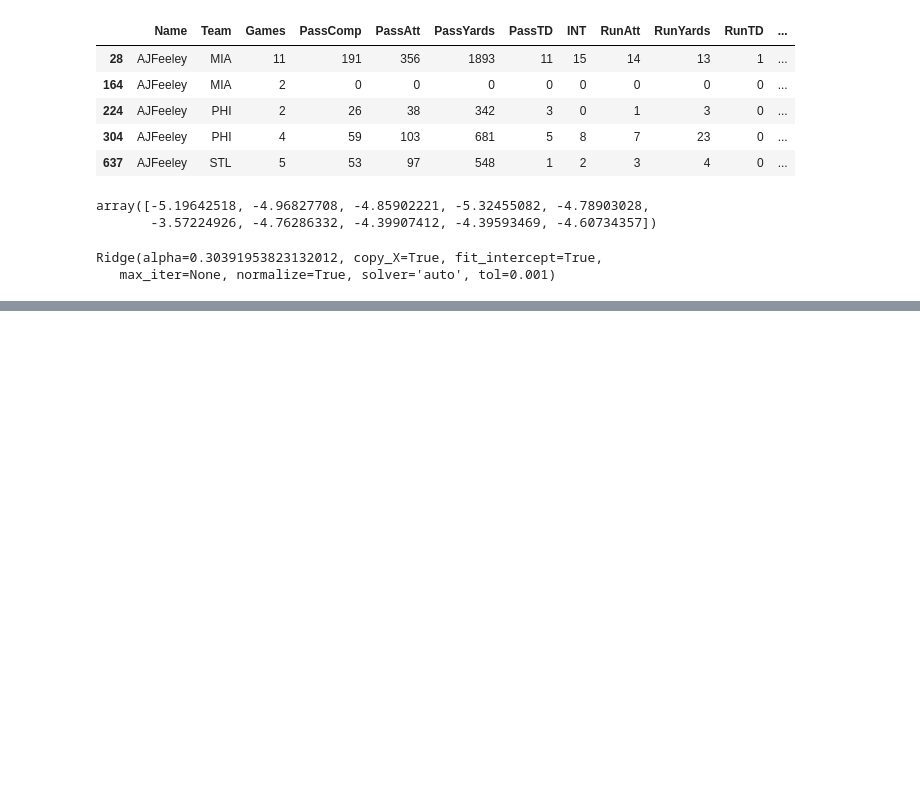
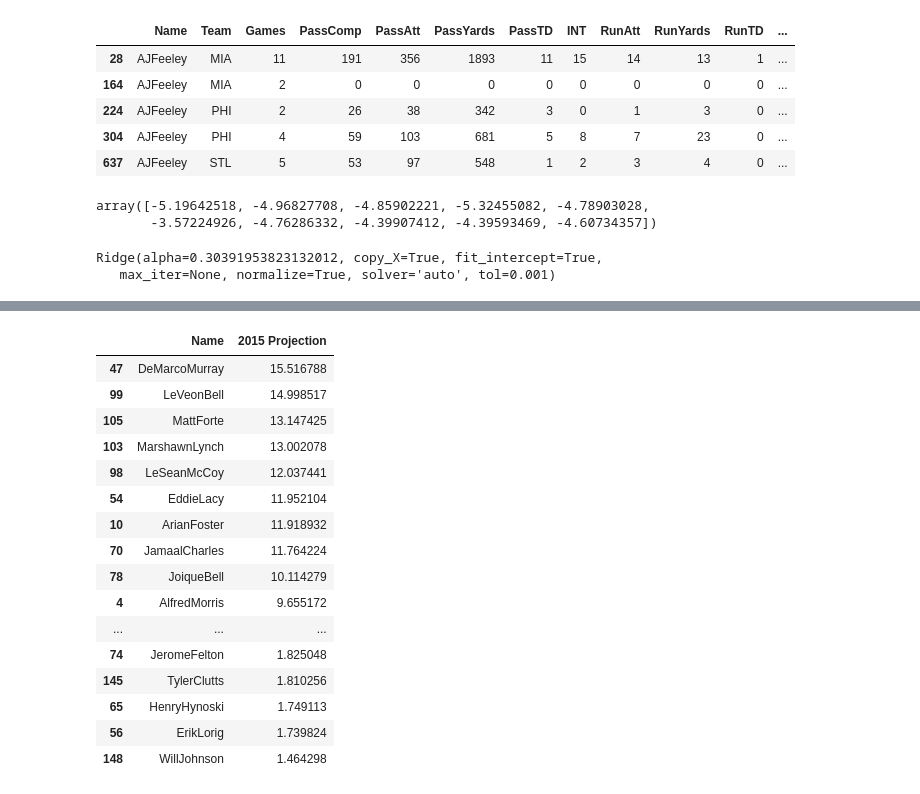
Before and after one commit to keithdlandry/player_stats, a Jupyter notebook: scripts/all_projections.ipynb, the cells around one changed output, grey strips where cells are left out. Saved outputs shown, nothing was run; the diff lists cells and outputs as text; code cells hidden in the pictures; blank space fills up the shorter version.

```diff
--- a/scripts/all_projections.ipynb
+++ b/scripts/all_projections.ipynb
@@ -80,3 +62,6 @@ te_model = training_data.train_player_model(te_train_df)
 # %%
 #projections for 2015
 qb_most_rec = training_data.data_for_projection(qb_total_df, season=2015)
+rb_most_rec = training_data.data_for_projection(rb_total_df, season=2015)
+wr_most_rec = training_data.data_for_projection(wr_total_df, season=2015)
+te_most_rec = training_data.data_for_projection(te_total_df, season=2015)
@@ -102,0 +93,20 @@ qb_proj = training_data.ff qb_most_rec
+# %%
+rb_proj
+# %% [output]
+|  | Name | 2015 Projection |
+| 47 | DeMarcoMurray | 15.516788 |
+| 99 | LeVeonBell | 14.998517 |
+| 105 | MattForte | 13.147425 |
+| 103 | MarshawnLynch | 13.002078 |
+| 98 | LeSeanMcCoy | 12.037441 |
+| 54 | EddieLacy | 11.952104 |
+| 10 | ArianFoster | 11.918932 |
+| 70 | JamaalCharles | 11.764224 |
+| 78 | JoiqueBell | 10.114279 |
+| 4 | AlfredMorris | 9.655172 |
+| ... | ... | ... |
+| 74 | JeromeFelton | 1.825048 |
+| 145 | TylerClutts | 1.810256 |
+| 65 | HenryHynoski | 1.749113 |
+| 56 | ErikLorig | 1.739824 |
+| 148 | WillJohnson | 1.464298 |
```
Also changed, not shown: parts of 6 cells of this notebook.
